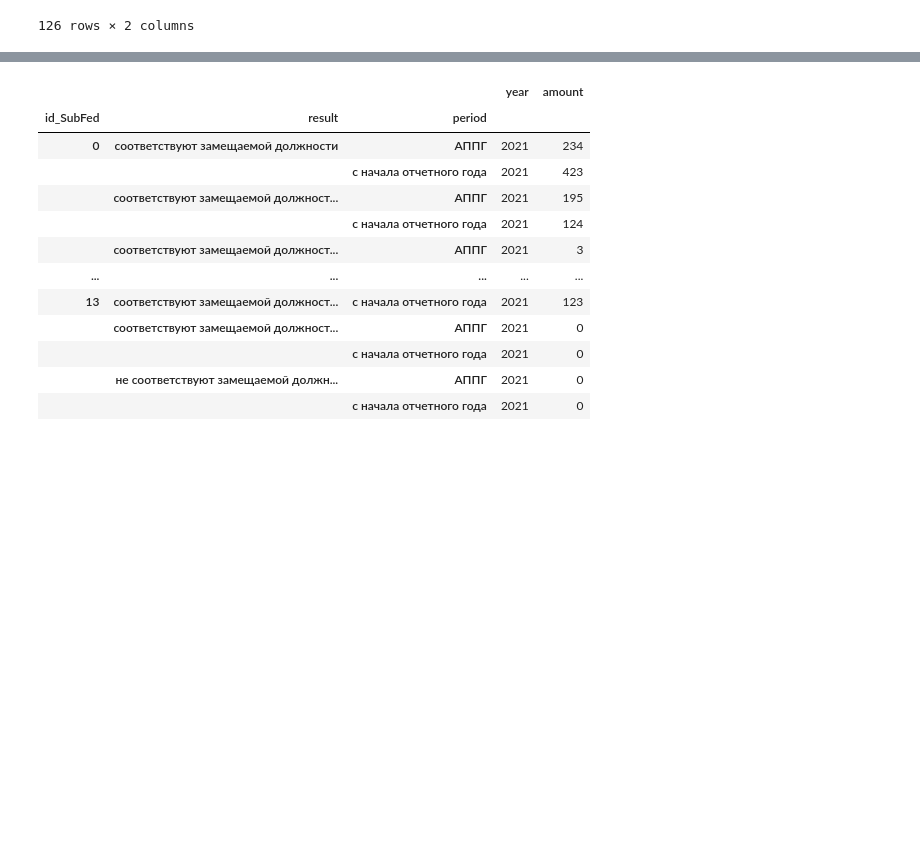
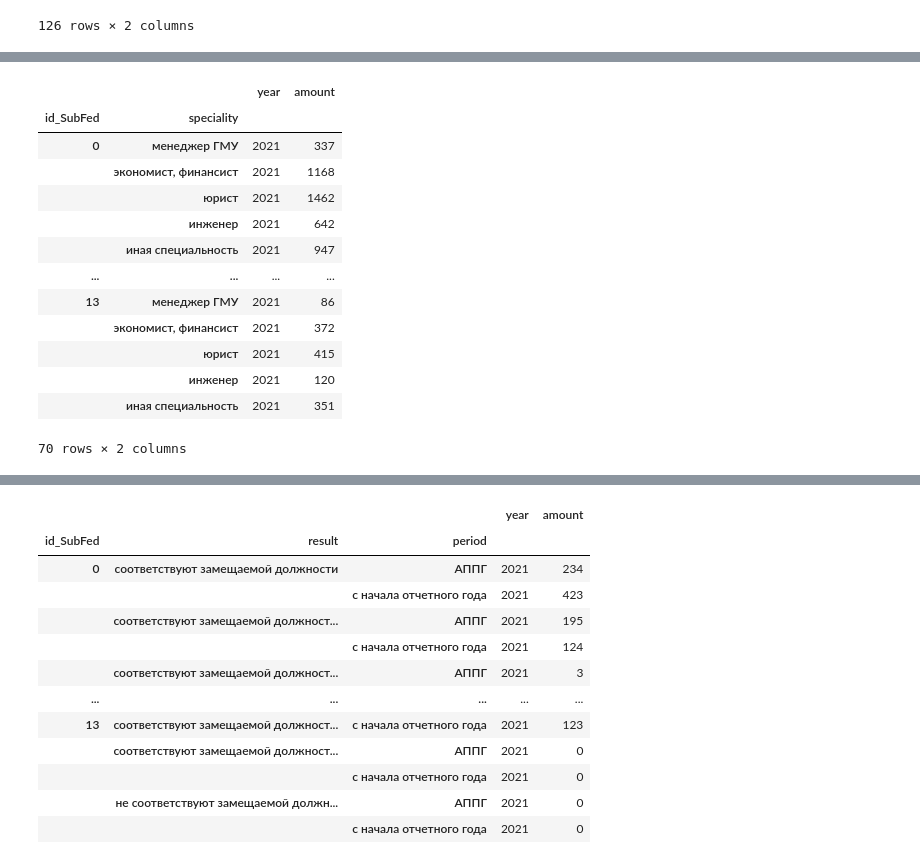
Before and after one commit to Viraremi/ulstu_praktik, a Jupyter notebook: func_test.ipynb, the cells around one changed output, grey strips where cells are left out. Drawn from its saved outputs; the diff is of its cells as text; code cells hidden in the pictures; blank space fills up the shorter version.

```diff
--- a/func_test.ipynb
+++ b/func_test.ipynb
@@ -157,21 +157,37 @@ df
 # %%
 #Educ_spec_GS_MS
 speciality = [
     'менеджер ГМУ',
     'экономист, финансист',
     'юрист',
     'инженер',
     'иная специальность'
 ]
 
-df = pd.read_excel('2021x.xlsx', sheet_name='4.1. Образовательный уровень ГС', header = None)
+df = pd.read_excel('data_xlsx/2023_full.xlsx', sheet_name='4.1. Образовательный уровень ГС', header = None)
 df = df.iloc[6:20, 10:20]
 df = df.drop([11,13,15,17,19], axis = 1)
 df = df.stack().reset_index(drop=True).to_frame()
 m_id = pd.MultiIndex.from_product([id_SubFed, speciality], names = ['id_SubFed', 'speciality'])
 df = df.set_axis(m_id, axis = 0)
 df = df.rename(columns={0:'amount'})
 df.insert(0, 'year', 2021)
+df
+# %% [output]
+|  |  | year | amount |
+| id_SubFed | speciality |  |  |
+| 0 | менеджер ГМУ | 2021 | 337 |
+|  | экономист, финансист | 2021 | 1168 |
+|  | юрист | 2021 | 1462 |
+|  | инженер | 2021 | 642 |
+|  | иная специальность | 2021 | 947 |
+| ... | ... | ... | ... |
+| 13 | менеджер ГМУ | 2021 | 86 |
+|  | экономист, финансист | 2021 | 372 |
+|  | юрист | 2021 | 415 |
+|  | инженер | 2021 | 120 |
+|  | иная специальность | 2021 | 351 |
+70 rows × 2 columns
 # %%
 #AcademicDegree_GS_MS
 degree = [
```
Also changed, not shown: parts of 4 cells of this notebook, 6 other files.
